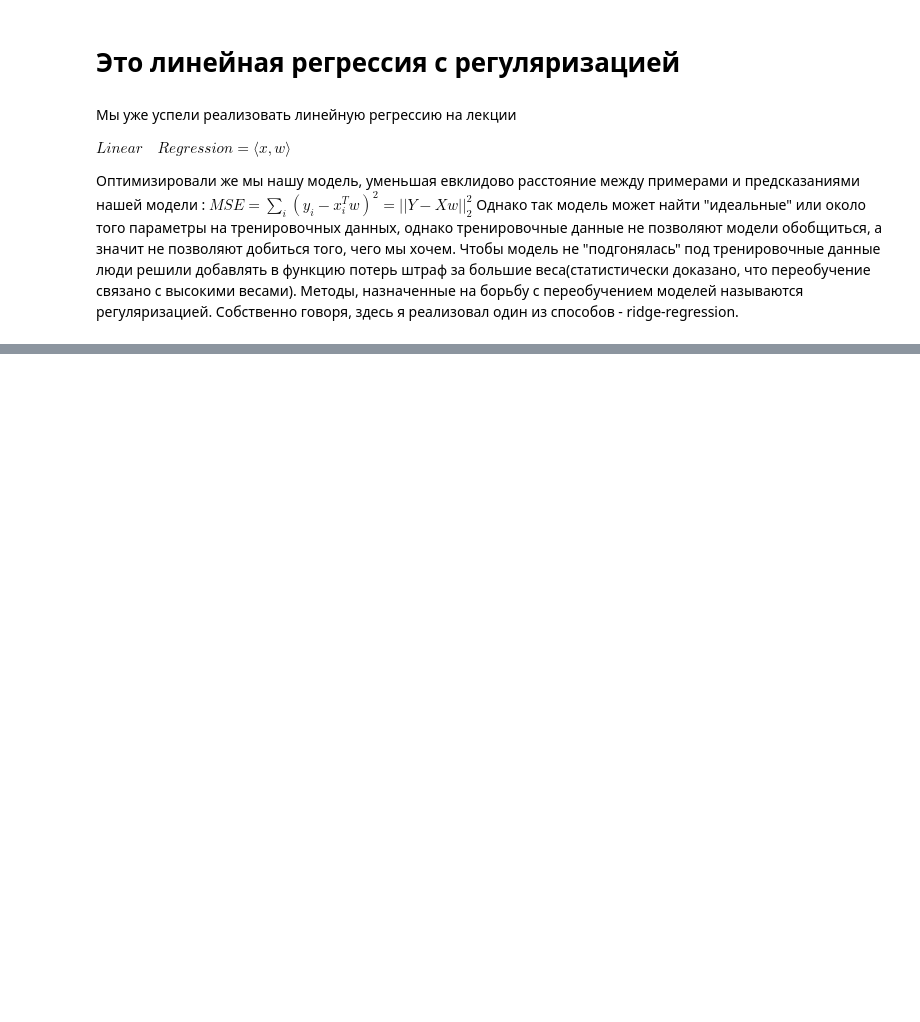
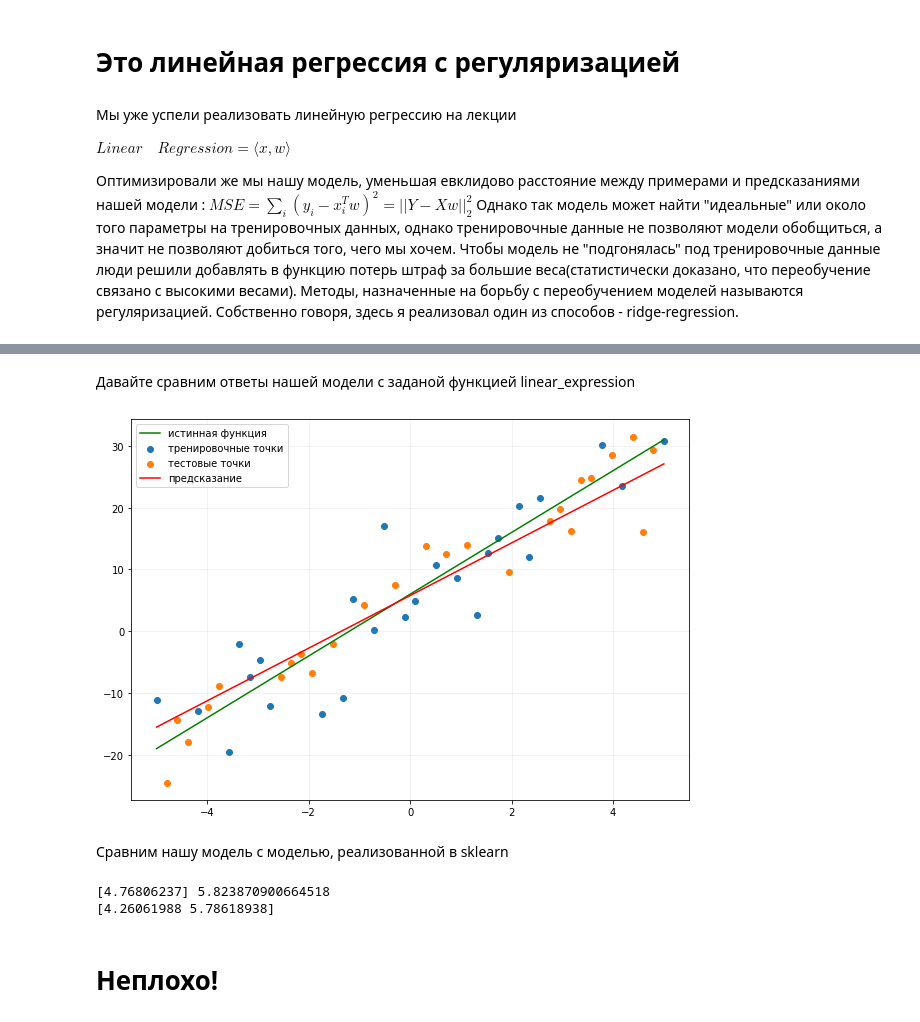
Before and after one commit to kryzhikov/Sample-ML-Repo, a Jupyter notebook: 05. Maths 3/linear_regression.ipynb, the cells around one changed output, grey strips where cells are left out. Drawn from its saved outputs; the diff is of its cells as text; code cells hidden in the pictures; blank space fills up the shorter version.

```diff
--- a/05. Maths 3/linear_regression.ipynb
+++ b/05. Maths 3/linear_regression.ipynb
@@ -15,0 +102,58 @@ warnings.filterwarnings("ignore")
+# %%
+from sklearn.metrics import mean_squared_error
+class MySGDRidge(MyLinearRegression):
+    def __init__(self, alpha=1.0,n_sample=10,  **kwargs):
+        super().__init__(**kwargs) # передает родительские параметры __init__
+        self.w = None
+        self.alpha = alpha
+        self.n_sample=n_sample
+
+    def _calc_gradient(self, X, y, y_pred):
+        inds = np.random.choice(np.arange(X.shape[0]), size=self.n_sample, replace=False)
+
+        lambdaI = self.alpha * np.eye(self.w.shape[0])
+        if self.fit_intercept:
+            lambdaI[-1, -1] = 0
+
+        grad = 2 * (X[inds].T @ X[inds] / self.n_sample + lambdaI) @ self.w
+        grad -= 2 * X[inds].T @ y[inds] / self.n_sample
+
+        return grad
+    def get_weights(self):
+        return self.w
+# %% [markdown]
+Давайте сравним ответы нашей модели с заданой функцией linear_expression
+# %%
+model = MySGDRidge(alpha=1,n_sample=20)
+model.fit(X[:,np.newaxis], y , max_iter=1000,lr=0.01)
+weights = model.get_weights()
+
+import matplotlib.pyplot as plt
+
+plt.figure(figsize=(10, 7))
+plt.plot(X, linear_expression(X), label='истинная функция', c='g')
+
+plt.scatter(X_train, y_train, label='тренировочные точки')
+plt.scatter(X_test, y_test, label='тестовые точки')
+plt.plot(X, model.predict(X[:, np.newaxis]), label='предсказание', c='r')
+
+plt.grid(alpha=0.2)
+plt.legend()
+plt.show()
+# %% [output]
+[figure, added]
+# %% [markdown]
+Сравним нашу модель с моделью, реализованной в sklearn
+# %%
+sklearn_reg=Ridge(1.0)
+sklearn_reg.fit(X[:,np.newaxis], y)
+list1=[]
+list1.append(sklearn_reg.coef_)
+list1.append(sklearn_reg.intercept_)
+print(*list1)
+print(weights)
+# %% [output]
+[4.76806237] 5.823870900664518
+[4.26061988 5.78618938]
+# %% [markdown]
+# Неплохо!
```
Also changed, not shown: parts of 5 cells of this notebook, 1 other file.
